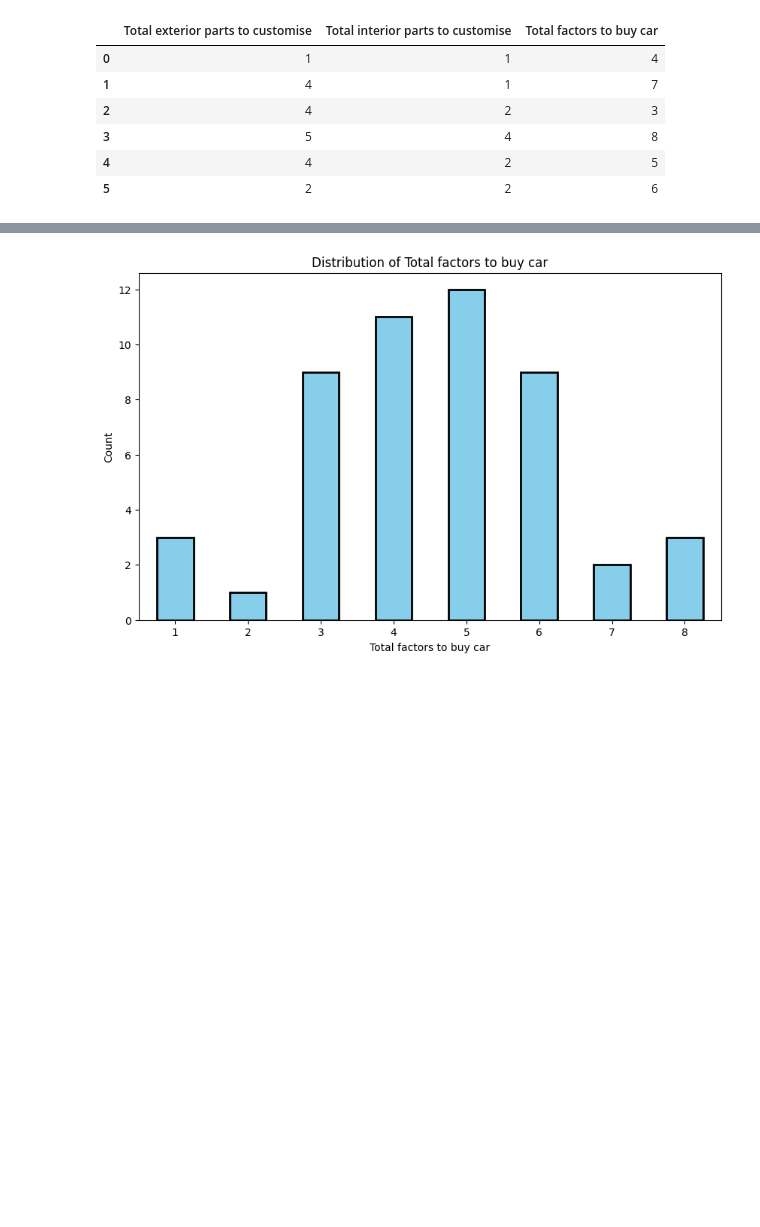
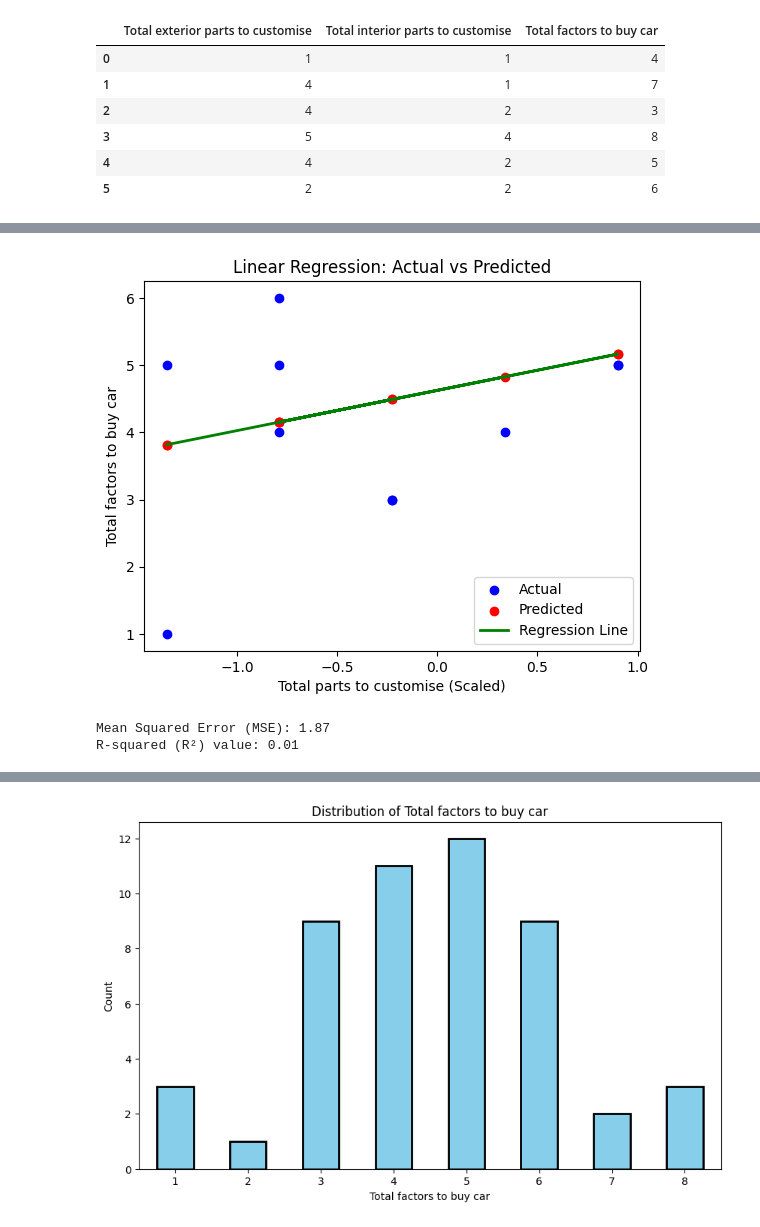
Before and after one commit to Rzi98/MA4829-AY23-24-S2, a Jupyter notebook: src/data_analysis.ipynb, the cells around one changed output, grey strips where cells are left out. Saved outputs shown, nothing was run; the diff lists cells and outputs as text; code cells hidden in the pictures; blank space fills up the shorter version.

Commit message:
added new models to data_analysis.ipynb

```diff
--- a/src/data_analysis.ipynb
+++ b/src/data_analysis.ipynb
@@ -340,0 +349,46 @@ df_numeric.head(6)
+# %%
+import pandas as pd
+from sklearn.model_selection import train_test_split
+from sklearn.linear_model import LinearRegression
+from sklearn.preprocessing import StandardScaler
+from sklearn.metrics import mean_squared_error, r2_score
+import numpy as np
+import matplotlib.pyplot as plt
+
+df = df.select_dtypes(['number'])
+
+X = df['TOTAL PARTS'].values.reshape(-1, 1)
+y = df['Total factors to buy car']
+
+scaler = StandardScaler()
+X_scaled = scaler.fit_transform(X)
+
+X_train, X_test, y_train, y_test = train_test_split(X_scaled, y, test_size=0.2, random_state=42)
+
+model = LinearRegression()
+
+model.fit(X_train, y_train)
+
+y_pred = model.predict(X_test)
+
+plt.scatter(X_test[:, 0], y_test, color='blue', label='Actual')
+plt.scatter(X_test[:, 0], y_pred, color='red', label='Predicted')
+plt.xlabel('Total parts to customise (Scaled)')
+plt.ylabel('Total factors to buy car')
+plt.title('Linear Regression: Actual vs Predicted')
+plt.plot(X_test[:, 0], y_pred, color='green', linewidth=2, label='Regression Line')
+plt.legend()
+plt.show()
+
+
+# Calculate Mean Squared Error (MSE)
+mse = mean_squared_error(y_test, y_pred)
+print(f'Mean Squared Error (MSE): {mse:.2f}')
+
+# Calculate R-squared (R²) value
+r2 = r2_score(y_test, y_pred)
+print(f'R-squared (R²) value: {r2:.2f}')
+# %% [output]
+[figure, added]
+Mean Squared Error (MSE): 1.87
+R-squared (R²) value: 0.01
```
Also changed, not shown: parts of 15 cells of this notebook, 2 other files.
